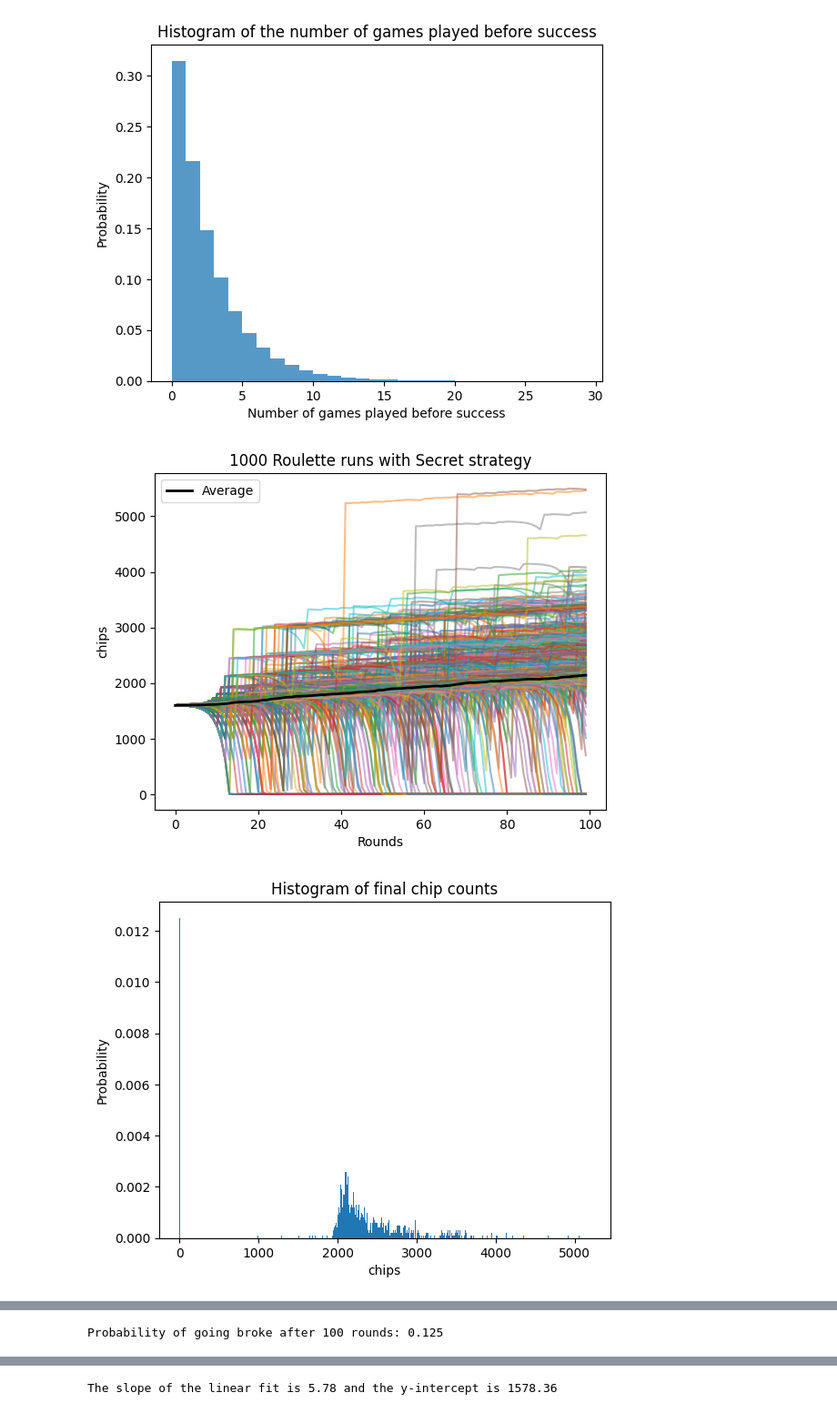
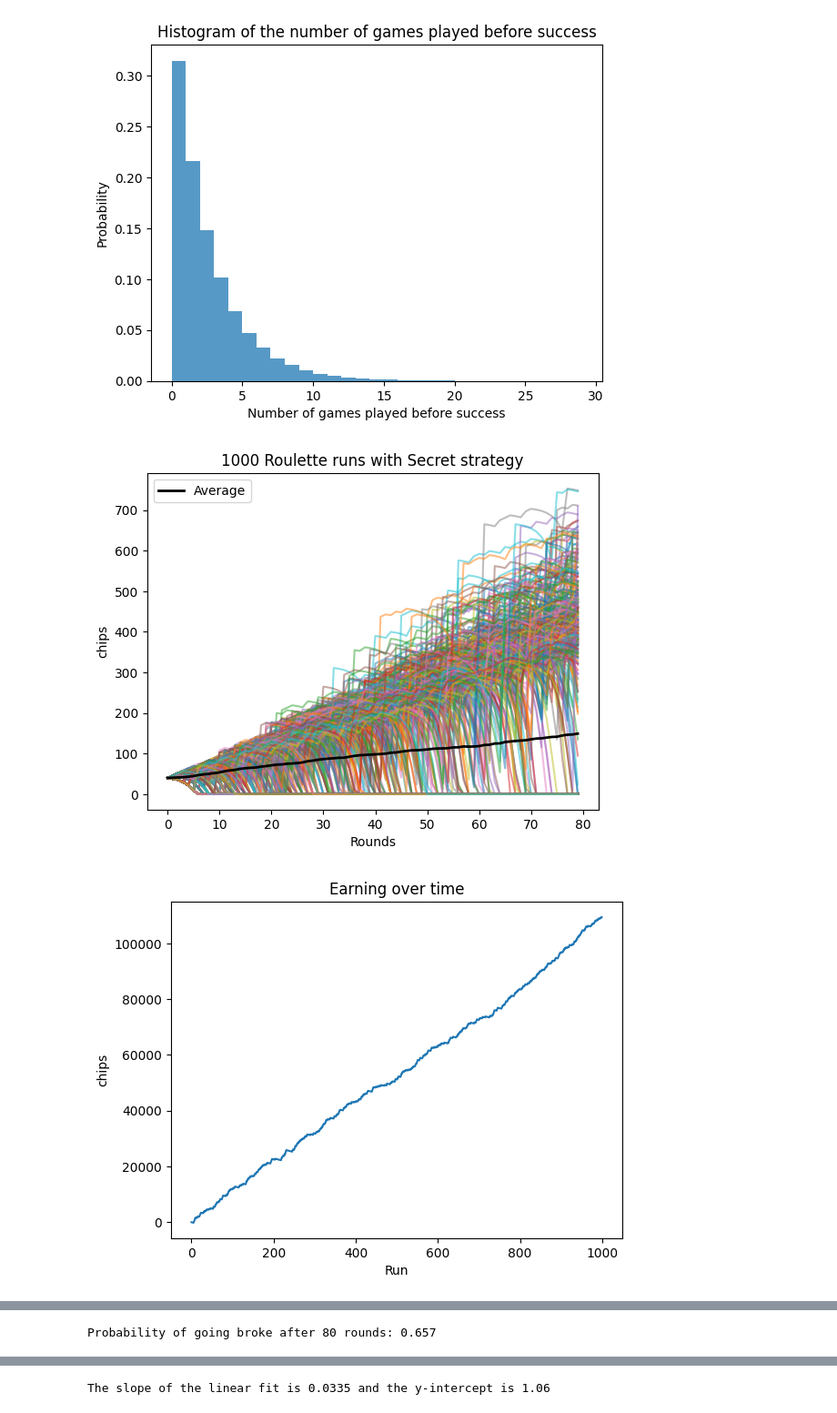
Before and after one commit to Alex427427427/roulette_sim, a Jupyter notebook: third_strat.ipynb, the cells around one changed output, grey strips where cells are left out. Shown at 91% size. Cells and saved outputs as stored; diff of their text form; code cells hidden in the pictures.

Commit message:
organised graphs

```diff
--- a/third_strat.ipynb
+++ b/third_strat.ipynb
@@ -54,50 +54,63 @@ def roulette_run(starting_chips = 200, max_iter = 100):
             chips += 3*bet
             seq_id = 0
     return chips_list
+# %%
+# run the roulette game a few times and plot the results on the same graph
+n_runs = 1000
+max_iter = 80
+starting_chips = 40
+
+results_array = np.zeros((n_runs, max_iter))
+for i in range(n_runs):
+    results_array[i] = roulette_run(starting_chips=starting_chips, max_iter=max_iter)
 # %%
-# run the roulette game a few times and plot the results on the same graph
-n_runs = 1000
-max_iter = 100
-starting_chips = 1600
-
-results_array = np.zeros((n_runs, max_iter))
 for i in range(n_runs):
-    results_array[i] = roulette_run(starting_chips=starting_chips, max_iter=max_iter)
     plt.plot(roulette_run(starting_chips=starting_chips, max_iter=max_iter), alpha=0.5)
 # calculate average and plot on same plot
 average = np.mean(results_array, axis=0)
-
 plt.plot(average, color='black', linewidth=2, label='Average')
 plt.title(f'{n_runs} Roulette runs with Secret strategy')
 plt.xlabel('Rounds')
 plt.ylabel('chips')
 plt.legend()
 plt.show()
+
+# plot the total money after each run
+profit_array = results_array[:, -1] - starting_chips
+# plot the integral of the profit
+chips_over_time = np.cumsum(profit_array)
+plt.plot(chips_over_time)
+plt.title('Earning over time')
+plt.xlabel('Run')
+plt.ylabel('chips')
+plt.show()
+
 
 # plot the histogram of the results
 plt.hist(results_array[:, -1], bins=range(0, (n_runs+starting_chips)*2, 10), density=True)
 plt.title('Histogram of final chip counts')
 plt.xlabel('chips')
 plt.ylabel('Probability')
 plt.show()
 
 # calculate the probability of going broke
 n_broke = np.sum(results_array[:, -1] == 0)
 p_broke = n_broke / n_runs
 print(f'Probability of going broke after {max_iter} rounds: {p_broke}')
 
 # fit a line to the average
 x = np.arange(max_iter)
-m, b = np.polyfit(x, average, 1)
-plt.plot(average, label='Average', color='black')
+normalised_average = average / starting_chips
+m, b = np.polyfit(x, normalised_average, 1)
+plt.plot(normalised_average, label='Average', color='black')
 plt.plot(m*x + b, label='Linear fit', color='red')
 plt.title('Linear fit to the average of the Roulette runs')
 plt.xlabel('Rounds')
 plt.ylabel('chips')
 plt.legend()
 plt.show()
 
-print(f'The slope of the linear fit is {m:.2f} and the y-intercept is {b:.2f}')
+print(f'The slope of the linear fit is {m:.4f} and the y-intercept is {b:.2f}')
 # %% [output]
-[figure, old version]
+[figure, new version]
-[figure, old version]
+[figure, new version]
@@ -104 +118 @@ print(f'The slope of the linear fit is {m:.2f} and the y-intercept is {b:.2f}')
-Probability of going broke after 100 rounds: 0.125
+Probability of going broke after 80 rounds: 0.657
@@ -106 +120 @@ Probability of going broke after 100 rounds: 0.125
-The slope of the linear fit is 5.78 and the y-intercept is 1578.36
+The slope of the linear fit is 0.0335 and the y-intercept is 1.06
```
Also changed, not shown: parts of 1 cell of this notebook.
